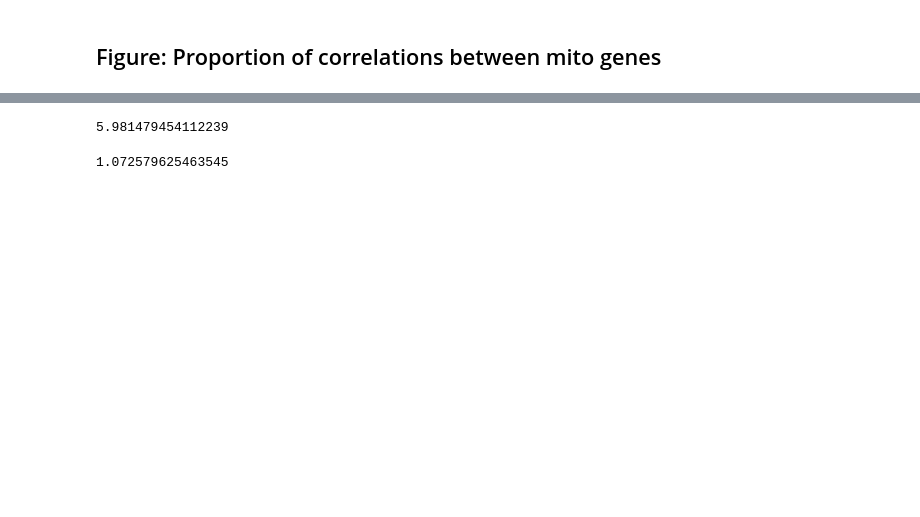
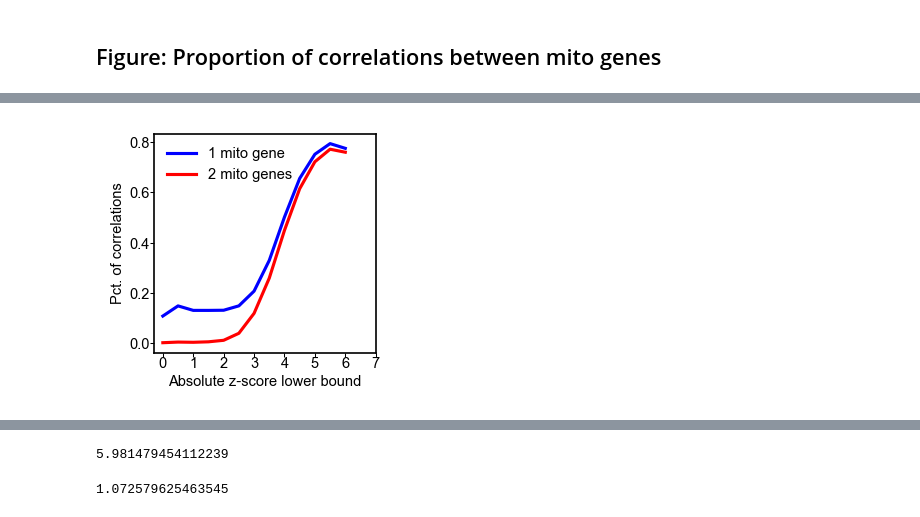
Before and after one commit to johnbachman/depmap_analysis, a Jupyter notebook: notebooks/Biomarkers of Dependency.ipynb, the cells around one changed output, grey strips where cells are left out. Drawn from its saved outputs; the diff is of its cells as text; code cells hidden in the pictures; blank space fills up the shorter version.

```diff
--- a/notebooks/Biomarkers of Dependency.ipynb
+++ b/notebooks/Biomarkers of Dependency.ipynb
@@ -495,12 +467,13 @@ INFO: [2021-03-17 13:20:25] matplotlib.texmanager - No LaTeX-compatible font fou
 # %% [markdown]
 ## Figure: Proportion of correlations between mito genes
 # %%
-mitocarta = pd.read_excel('data/Human.MitoCarta2.0.xls', sheet_name=1)
+#mitocarta = pd.read_excel('data/Human.MitoCarta2.0.xls', sheet_name=1)
+mitocarta = pd.read_excel('data/Human.MitoCarta3.0.xls', sheet_name=1)
 mitogenes = list(mitocarta.Symbol.values)
 # %%
 mito2_pcts = []
 mito1_pcts = []
-corr_range = np.linspace(0, 7, 15)
+corr_range = np.linspace(0, 6, 13)
 # %%
 corr_range
 # %% [output]
@@ -566,15 +536,32 @@ p = mplayer.Player()
 success_file = '/Users/johnbachman/Downloads/success.m4a'
 p.loadfile(success_file)
 # %%
-m1_vals = []
-m2_vals = []
-lbs_vals = []
-for corr_bounds, pair_dict in mito_res.items():
-    # Use the lower bound
-    lbs_vals.append(corr_bounds[0])
-    num_mito0 = len(pair_dict['mito0'])
-    num_mito1 = len(pair_dict['mito1'])
-    num_mito2 = len(pair_dict['mito2'])
-    total_corrs = num_mito0 + num_mito1
-    m1_vals.append(num_mito1 / total_corrs)
-    m2_vals.append(num_mito2 / total_corrs)
+def plot_mito_pcts(mito_res):
+    m1_vals = []
+    m2_vals = []
+    lbs_vals = []
+    for corr_bounds, pair_dict in mito_res.items():
+        # Use the lower bound
+        lbs_vals.append(corr_bounds[0])
+        num_mito0 = len(pair_dict['mito0'])
+        num_mito1 = len(pair_dict['mito1'])
+        num_mito2 = len(pair_dict['mito2'])
+        total_corrs = num_mito0 + num_mito1
+        m1_vals.append(num_mito1 / total_corrs)
+        m2_vals.append(num_mito2 / total_corrs)
+
+    plt.figure(figsize=(2, 2), dpi=150)
+    plt.plot(lbs_vals, m1_vals, color='b', label='1 mito gene')
+    plt.plot(lbs_vals, m2_vals, color='r', label='2 mito genes')
+    ax = plt.gca()
+    plt.xlabel('Absolute z-score lower bound')
+    plt.ylabel('Pct. of correlations')
+    plt.xticks(range(8))
+    plt.legend(loc='upper left', fontsize=pf.fontsize, frameon=False)
+    plt.subplots_adjust(left=0.16, bottom=0.15)
+    pf.format_axis(ax)
+    plt.savefig(fig_path(f'mito_corr_pcts', '.pdf'))
+
+plot_mito_pcts(mito_res)
+# %% [output]
+[figure, added]
```
Also changed, not shown: parts of 32 cells of this notebook.
